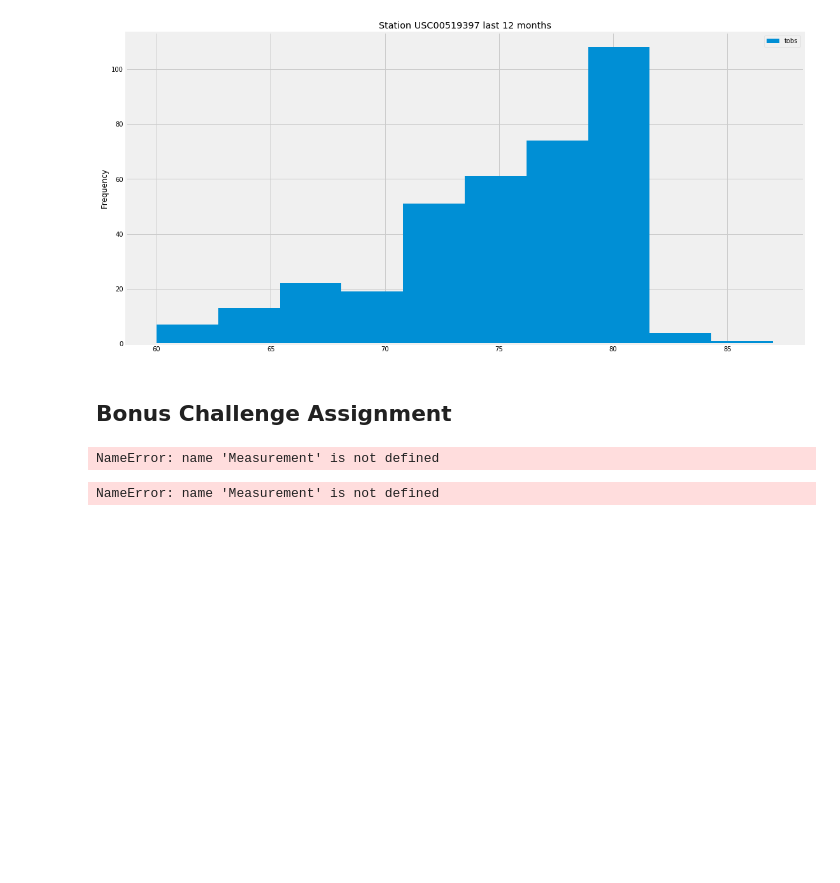
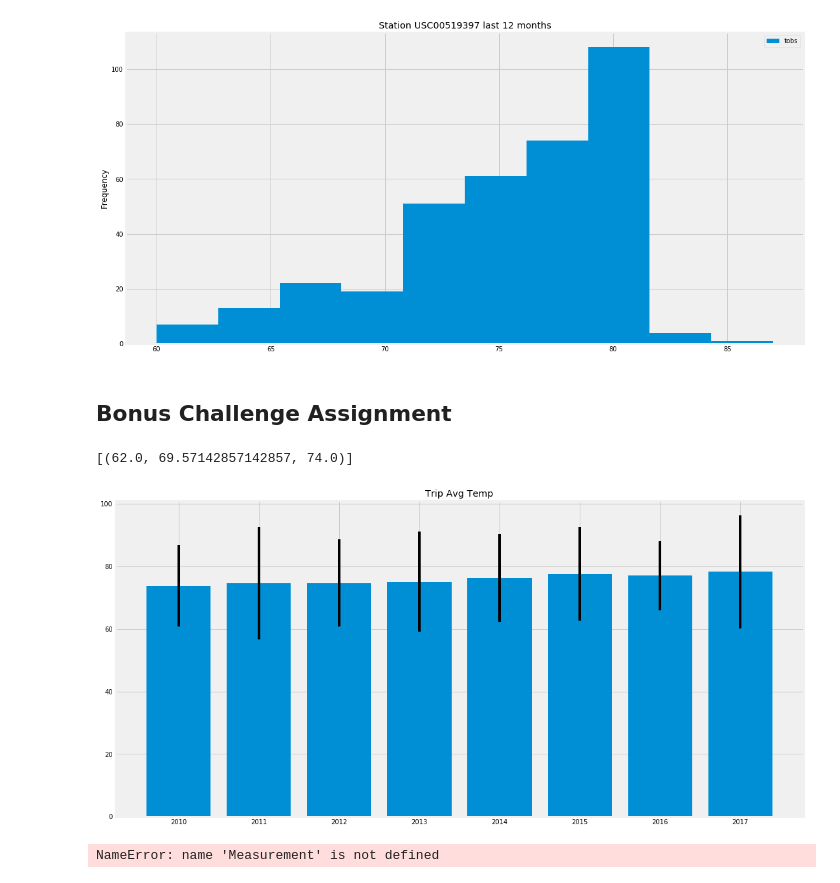
Before and after one commit to DenebAguirre/SQLAlchemy-challenge, a Jupyter notebook: climate_starter.ipynb, the cells around one changed output. Drawn from its saved outputs; the diff is of its cells as text; code cells hidden in the pictures; blank space fills up the shorter version.

```diff
--- a/climate_starter.ipynb
+++ b/climate_starter.ipynb
@@ -196,10 +196,10 @@ def calc_temps(start_date, end_date):
         TMIN, TAVE, and TMAX
     """
 
-    return session.query(func.min(Measurement.tobs), func.avg(Measurement.tobs), func.max(Measurement.tobs)).\
-        filter(Measurement.date >= start_date).filter(Measurement.date <= end_date).all()
+    return list(session.query(func.min(measurement.tobs), func.avg(measurement.tobs), func.max(measurement.tobs)).\
+        filter(measurement.date >= start_date).filter(measurement.date <= end_date).all())
 
 # function usage example
 print(calc_temps('2012-02-28', '2012-03-05'))
 # %% [output]
-NameError: name 'Measurement' is not defined
+[(62.0, 69.57142857142857, 74.0)]
@@ -214,3 +206,39 @@ NameError: name 'Measurement' is not defined
+# %%
+# Use your previous function `calc_temps` to calculate the tmin, tavg, and tmax
+# for your trip using the previous year's data for those same dates.
+
+#Here I create a for loop to itaret throw the dates and aply the function calc_temps, also appending year.
+data_list = []
+date_list = []
+start_d = dt.date(2017, 7, 1)
+end_d = dt.date(2017, 7, 16)
+for x in range(1,9,1):
+    data_list.append(calc_temps(start_d, end_d))
+    date_list.append(end_d.year)
+    start_d = dt.date(2018 - x, 7, 1) - dt.timedelta(days=365)
+    end_d = dt.date(2018 - x, 7, 16) - dt.timedelta(days=365)
+# %%
+# Plot the results from your previous query as a bar chart.
+# Use the average temperature for the y value
+    #I had to iterate through the given tuple to get independent values
+y_values  = [x [0][1] for x in data_list ]
+x_values = date_list
+# Use the peak-to-peak (tmax-tmin) value as the y error bar (yerr)
+    #I had to iterate through the given tuple to get independent values
+tmax = [x [0][0] for x in data_list]
+tmin = [x [0][2] for x in data_list]
+    #So here I substract one list from another to get the asked peak list
+max_min = []
+max_min.append(list(x - y for x, y in zip(tmin,tmax,)))
+
+#Now we can start plotting
+plt.figure(figsize=(17,9))
+plt.bar(x_values, y_values, yerr=max_min[0])
+# Use "Trip Avg Temp" as your Title
+plt.title('Trip Avg Temp')
+plt.show()
+# %% [output]
+[figure, added]
 # %%
 # Calculate the total amount of rainfall per weather station for your trip dates using the previous year's matching dates.
 # Sort this in descending order by precipitation amount and list the station, name, latitude, longitude, and elevation
```
Also changed, not shown: parts of 5 cells of this notebook, 1 other file.
